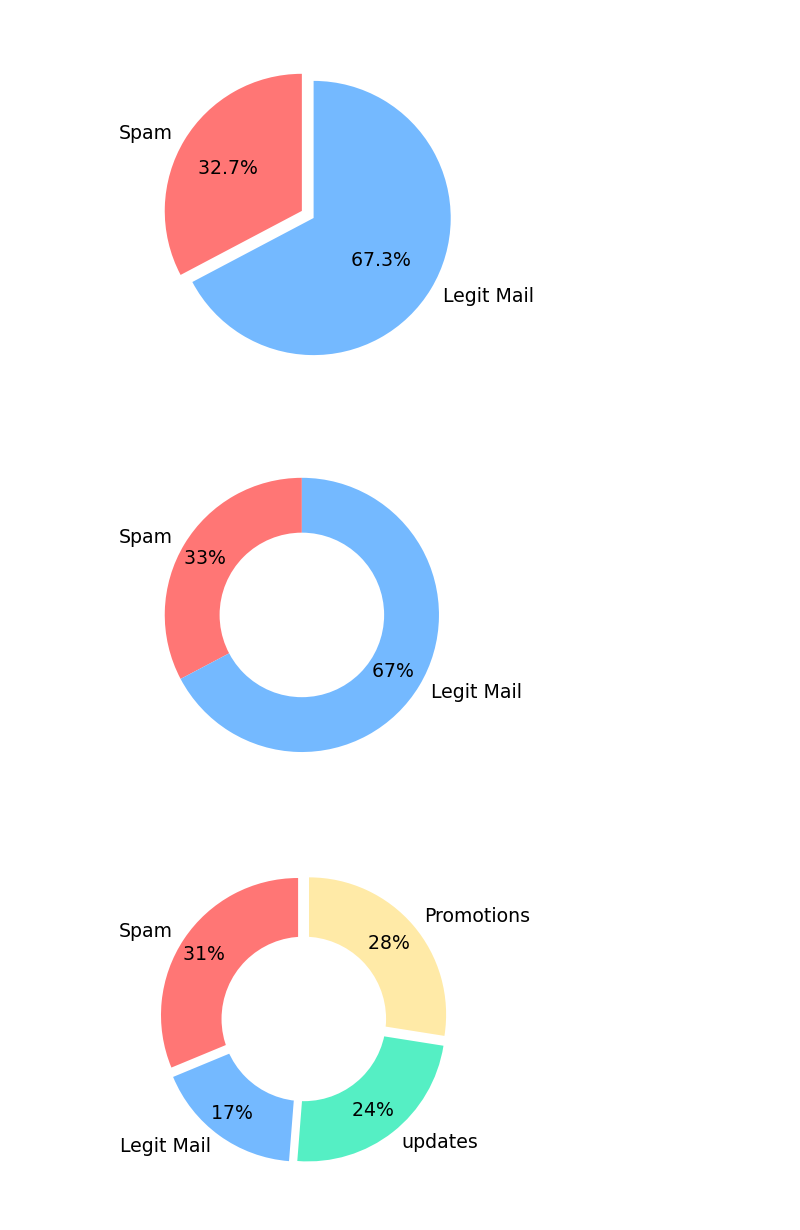
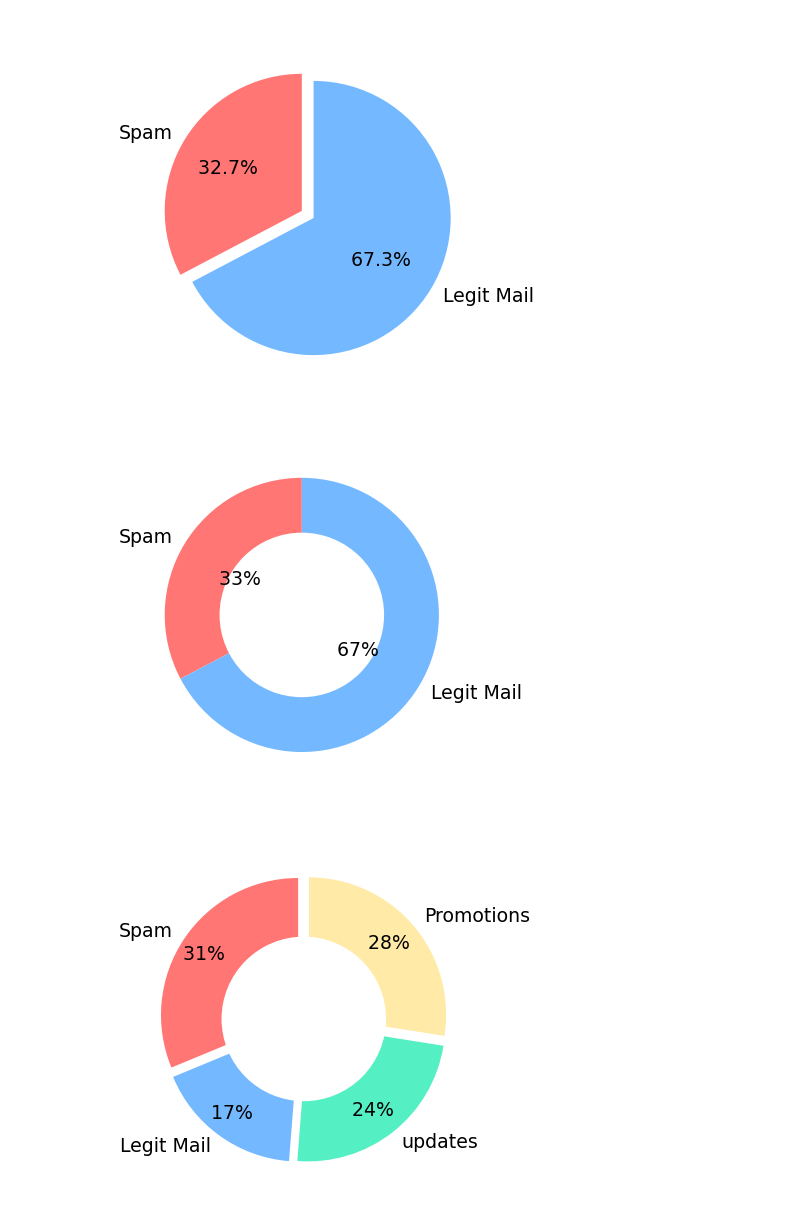
Before and after one commit to abduljalil077/MLProjects, a Jupyter notebook: 06 Bayes Classifier.ipynb, the cells around one changed output. Drawn from its saved outputs; the diff is of its cells as text; code cells hidden in the pictures.

```diff
--- a/06 Bayes Classifier.ipynb
+++ b/06 Bayes Classifier.ipynb
@@ -237,7 +242,7 @@ array([False, False, False, ..., False, False, False])
 # %%
 #data = data.drop(['cmds'])
 #Same thing
-#data.drop(['cmds'], inplace=True)
+data.drop(['cmds'], inplace=True)
 # %%
 data.shape
 # %% [output]
@@ -325,19 +330,19 @@ plt.show()
 # %%
 category_names = ['Spam', 'Legit Mail']
 sizes = [amount_of_spam, amount_of_ham]
 custom_colours = ['#ff7675','#74b9ff']
 
 plt.figure(figsize=(2,2), dpi=227)
-plt.pie(sizes, labels=category_names, textprops={'fontsize': 6}, startangle=90, autopct='%1.0f%% ', colors=custom_colours, pctdistance=0.8)
+plt.pie(sizes, labels=category_names, textprops={'fontsize': 6}, startangle=90, autopct='%1.0f%% ', colors=custom_colours, pctdistance=0.5)
 
 #draw circle
 
 centre_circle = plt.Circle((0,0), radius=0.6, fc='white')
 plt.gca().add_artist(centre_circle)
 
 plt.show()
 # %% [output]
-[figure, old version]
+[figure, new version]
 # %%
 category_names = ['Spam', 'Legit Mail', 'updates', 'Promotions']
 sizes = [25,14,19,22]
```
Also changed, not shown: parts of 14 cells of this notebook.
